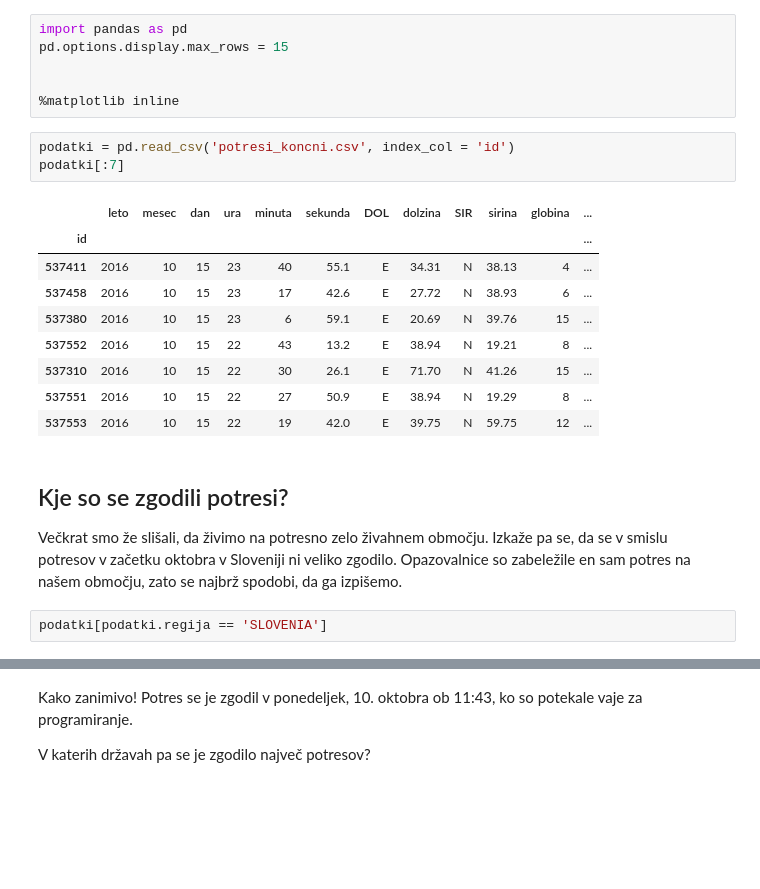
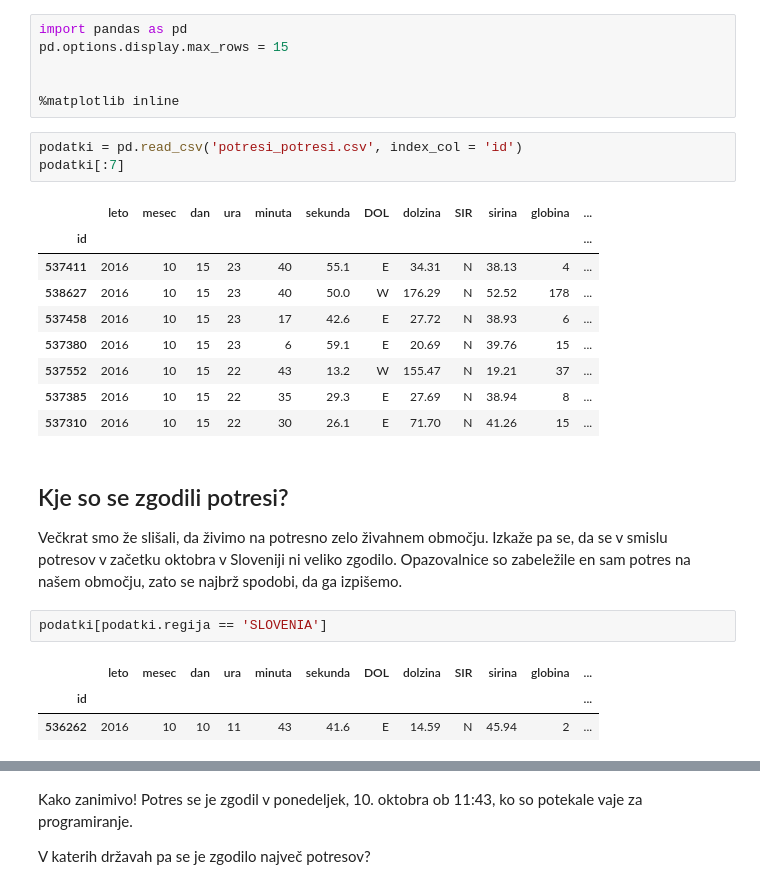
Before and after one commit to tjasabajc/Potresi, a Jupyter notebook: delovnaverzija.ipynb, the cells around one changed output, grey strips where cells are left out. Cells and saved outputs as stored; diff of their text form; blank space fills up the shorter version.

```diff
--- a/delovnaverzija.ipynb
+++ b/delovnaverzija.ipynb
@@ -18,23 +18,27 @@ pd.options.display.max_rows = 15
 
 %matplotlib inline
 # %%
-podatki = pd.read_csv('potresi_koncni.csv', index_col = 'id')
+podatki = pd.read_csv('potresi_potresi.csv', index_col = 'id')
 podatki[:7]
 # %% [output]
 |  | leto | mesec | dan | ura | minuta | sekunda | DOL | dolzina | SIR | sirina | globina | ... |
 | id |  |  |  |  |  |  |  |  |  |  |  | ... |
 | 537411 | 2016 | 10 | 15 | 23 | 40 | 55.1 | E | 34.31 | N | 38.13 | 4 | ... |
+| 538627 | 2016 | 10 | 15 | 23 | 40 | 50.0 | W | 176.29 | N | 52.52 | 178 | ... |
 | 537458 | 2016 | 10 | 15 | 23 | 17 | 42.6 | E | 27.72 | N | 38.93 | 6 | ... |
 | 537380 | 2016 | 10 | 15 | 23 | 6 | 59.1 | E | 20.69 | N | 39.76 | 15 | ... |
-| 537552 | 2016 | 10 | 15 | 22 | 43 | 13.2 | E | 38.94 | N | 19.21 | 8 | ... |
+| 537552 | 2016 | 10 | 15 | 22 | 43 | 13.2 | W | 155.47 | N | 19.21 | 37 | ... |
+| 537385 | 2016 | 10 | 15 | 22 | 35 | 29.3 | E | 27.69 | N | 38.94 | 8 | ... |
 | 537310 | 2016 | 10 | 15 | 22 | 30 | 26.1 | E | 71.70 | N | 41.26 | 15 | ... |
-| 537551 | 2016 | 10 | 15 | 22 | 27 | 50.9 | E | 38.94 | N | 19.29 | 8 | ... |
-| 537553 | 2016 | 10 | 15 | 22 | 19 | 42.0 | E | 39.75 | N | 59.75 | 12 | ... |
 # %% [markdown]
 ## Kje so se zgodili potresi?
 
 Večkrat smo že slišali, da živimo na potresno zelo živahnem območju. Izkaže pa se, da se v smislu potresov v začetku oktobra v Sloveniji ni veliko zgodilo. Opazovalnice so zabeležile en sam potres na našem območju, zato se najbrž spodobi, da ga izpišemo.
 # %%
 podatki[podatki.regija == 'SLOVENIA']
+# %% [output]
+|  | leto | mesec | dan | ura | minuta | sekunda | DOL | dolzina | SIR | sirina | globina | ... |
+| id |  |  |  |  |  |  |  |  |  |  |  | ... |
+| 536262 | 2016 | 10 | 10 | 11 | 43 | 41.6 | E | 14.59 | N | 45.94 | 2 | ... |
 # %%
 podatki.loc[536262]
```
Also changed, not shown: parts of 22 cells of this notebook.
